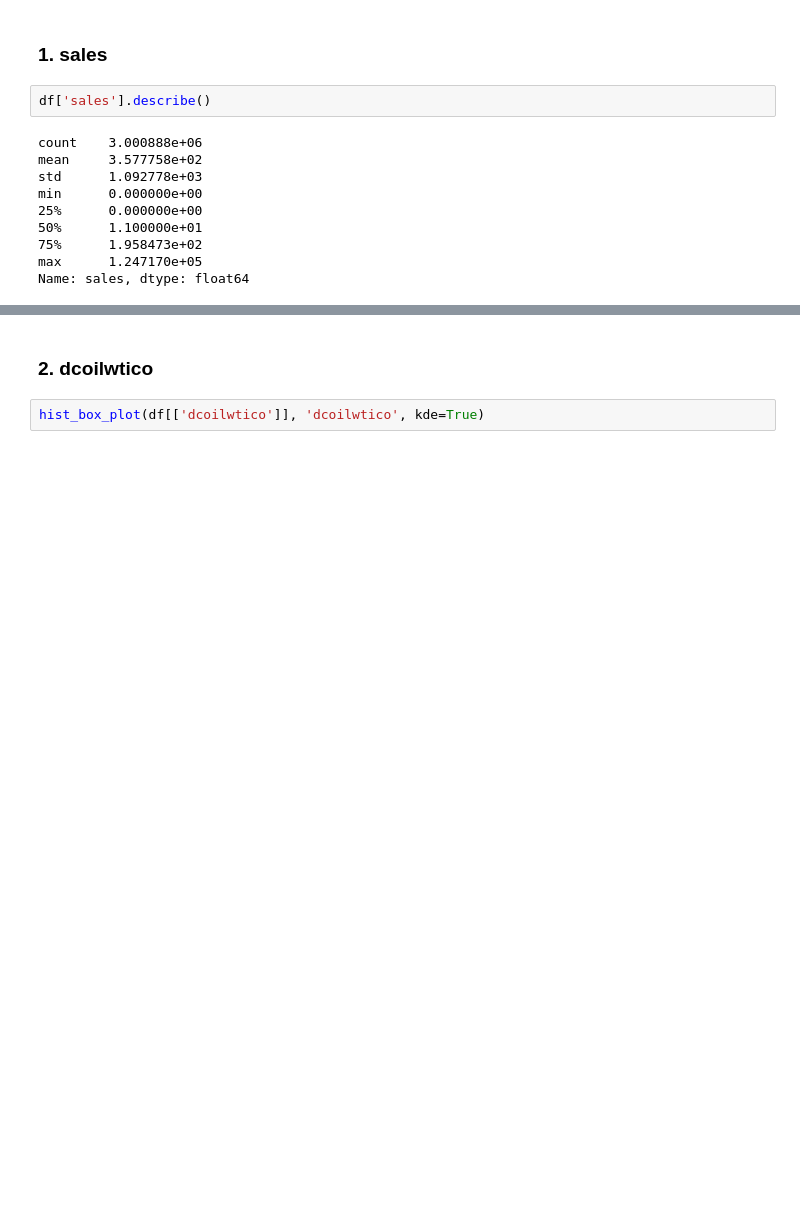
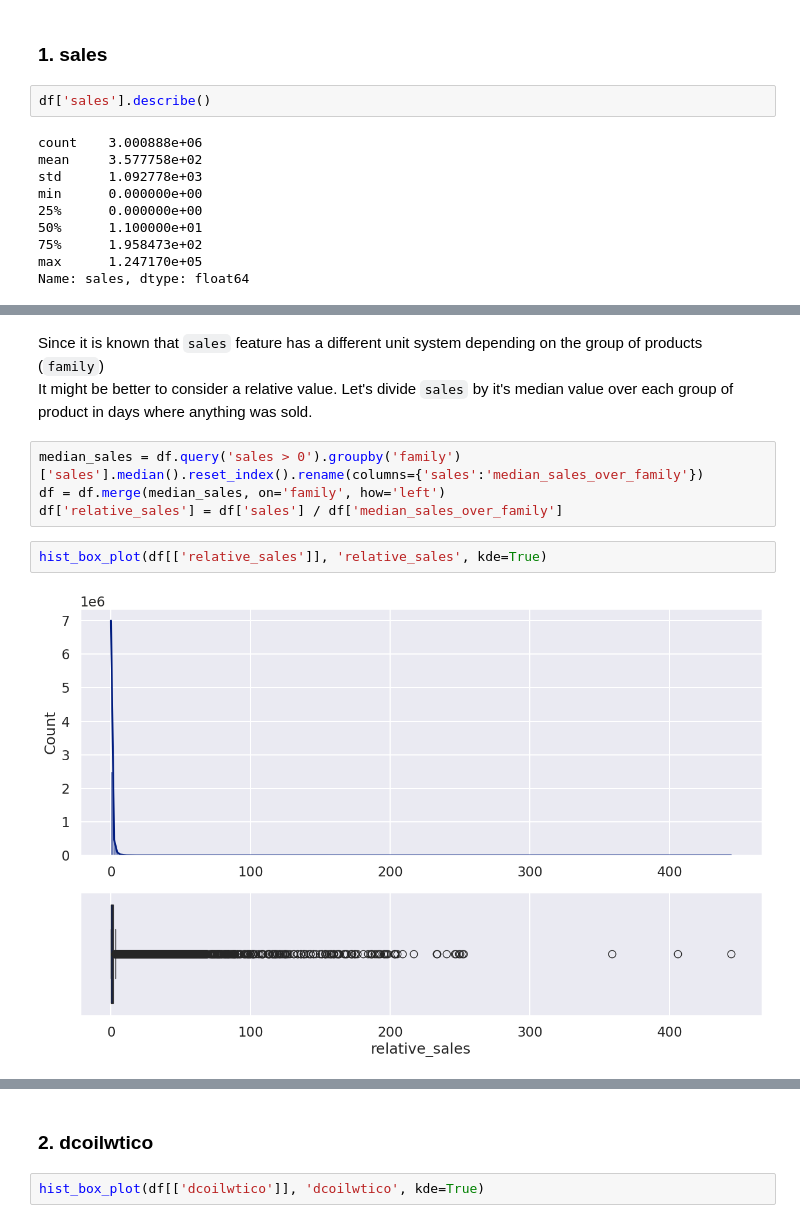
Before and after one commit to GitHub-User228/store_sales_time_series_forecasting_kaggle, a Jupyter notebook: notebooks/1_data_cleaning.ipynb, the cells around one changed output, grey strips where cells are left out. Cells and saved outputs as stored; diff of their text form; blank space fills up the shorter version.

```diff
--- a/notebooks/1_data_cleaning.ipynb
+++ b/notebooks/1_data_cleaning.ipynb
@@ -310,2 +309,13 @@ hist_box_plot(df[['sales']], 'sales', kde=True)
+# %% [markdown]
+Since it is known that `sales` feature has a different unit system depending on the group of products (`family`)
+It might be better to consider a relative value. Let's divide `sales` by it's median value over each group of product  in days where anything was sold.
+# %%
+median_sales = df.query('sales > 0').groupby('family')['sales'].median().reset_index().rename(columns={'sales':'median_sales_over_family'})
+df = df.merge(median_sales, on='family', how='left')
+df['relative_sales'] = df['sales'] / df['median_sales_over_family']
+# %%
+hist_box_plot(df[['relative_sales']], 'relative_sales', kde=True)
+# %% [output]
+[figure, added]
 # %% [markdown]
 Let's apply IQR filter in order to remove too extreme sales values.
```
Also changed, not shown: parts of 26 cells of this notebook, 12 other files.
